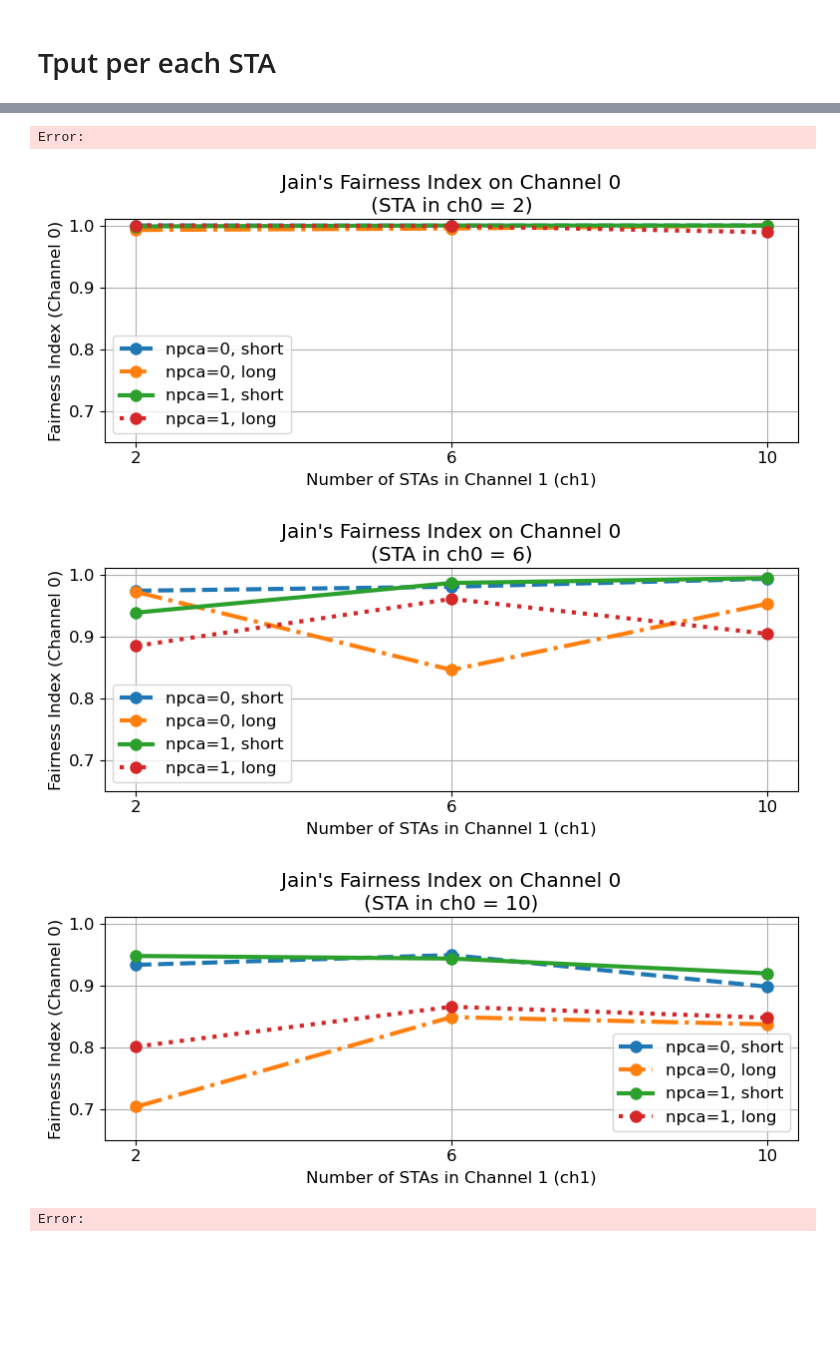
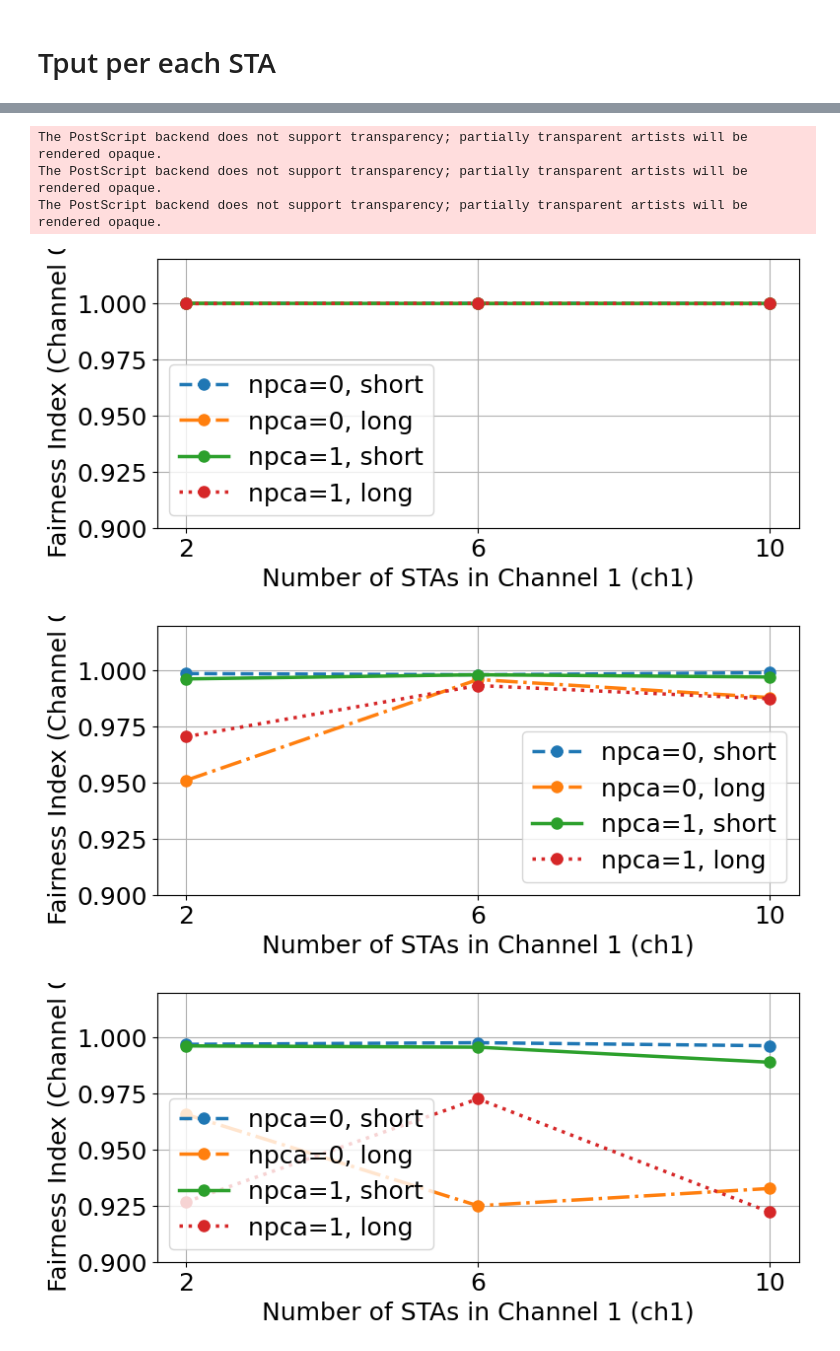
Before and after one commit to crazytb/NPCA, a Jupyter notebook: main_analyze_csvs.ipynb, the cells around one changed output, grey strips where cells are left out. Cells and saved outputs as stored; diff of their text form; code cells hidden in the pictures; blank space fills up the shorter version.

```diff
--- a/main_analyze_csvs.ipynb
+++ b/main_analyze_csvs.ipynb
@@ -635,43 +375,55 @@ KeyboardInterrupt:
-# %%
-plt.rcParams.update({
-    "font.size": 12,           # 글꼴 크기
-    "lines.linewidth": 3,    # 선 굵기 ← 이 줄 추가
-    "lines.markersize": 8      # 마커 크기도 같이 조절 가능 (선택)
-})
-# %% [output]
-Error:
 # %%
+import matplotlib.pyplot as plt
+import seaborn as sns
+
+plt.rcParams.update({
+    "font.size": 18,           # 글꼴 크기
+    "lines.linewidth": 2.5,    # 선 굵기 ← 이 줄 추가
+    "lines.markersize": 8      # 마커 크기도 같이 조절 가능 (선택)
+})
+
+df_fairness = pd.read_csv("combined_metrics_summary.csv")
+
+# Step 6: Plotting (Channel 0 기준)
+colors = {2: 'blue', 6: 'green', 10: 'red'}
+styles = {
+    0: {"short": "dashed", "long": "dashdot"},
+    1: {"short": "solid", "long": "dotted"},
+}
+
+# 유일한 ch0 값 목록
+unique_ch0_values = sorted(df_fairness["ch0"].unique())
 
 # 각 ch0 값에 대해 개별 plot 출력
 for ch0_val in unique_ch0_values:
-    fig, ax = plt.subplots(figsize=(8, 3.5))
+    fig, ax = plt.subplots(figsize=(8, 4))
 
     for npca in [0, 1]:
         for frame in ["short", "long"]:
             subset = df_fairness[
                 (df_fairness["ch0"] == ch0_val) &
-                (df_fairness["channel"] == 0) &
                 (df_fairness["npca"] == npca) &
                 (df_fairness["frame"] == frame)
             ].sort_values("ch1")
             if not subset.empty:
                 label = f"npca={npca}, {frame}"
-                ax.plot(subset["ch1"], subset["fairness"],
+                ax.plot(subset["ch1"], subset["fairness_ch0"],
                         label=label,
                         linestyle=styles[npca][frame],
-                        marker='o'
-                        )
+                        marker='o')
     ax.set_xticks(subset["ch1"].unique())
-    ax.set_title(f"Jain's Fairness Index on Channel 0\n(STA in ch0 = {ch0_val})")
+    # ax.set_title(f"Jain's Fairness Index on Channel 0\n(STA in ch0 = {ch0_val})")
     ax.set_xlabel("Number of STAs in Channel 1 (ch1)")
     ax.set_ylabel("Fairness Index (Channel 0)")
-    ax.set_ylim(0.65, 1.01)
+    ax.set_ylim(0.9, 1.02)
     ax.grid(True)
     ax.legend()
     plt.tight_layout()
-    plt.savefig(f"plots/jain_fairness_ch0_{ch0_val}.png")
+    plt.savefig(f"plots/jain_fairness_ch0_{ch0_val}.eps")
 # %% [output]
+The PostScript backend does not support transparency; partially transparent artists will be rendered opaque.
+The PostScript backend does not support transparency; partially transparent artists will be rendered opaque.
+The PostScript backend does not support transparency; partially transparent artists will be rendered opaque.
-[figure, old version]
+[figure, new version]
-[figure, old version]
+[figure, new version]
-[figure, old version]
+[figure, new version]
-Error:
```
Also changed, not shown: parts of 20 cells of this notebook, 13 other files.
